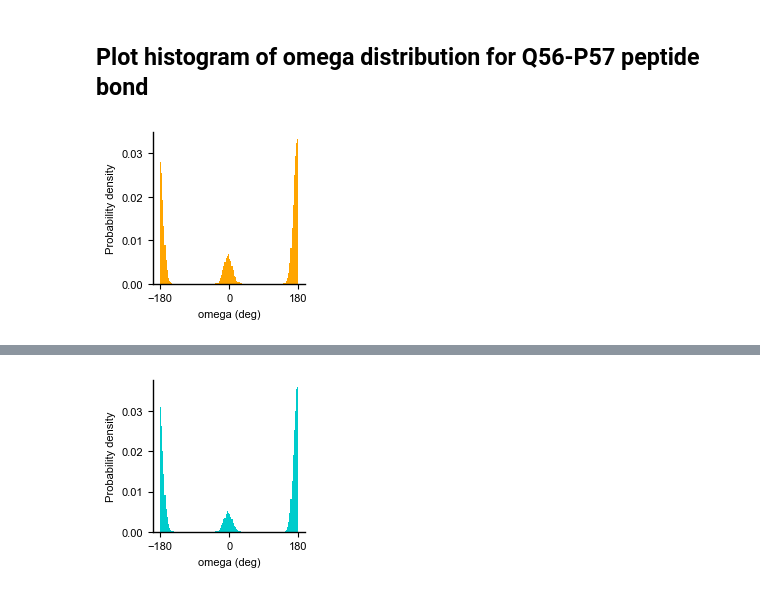
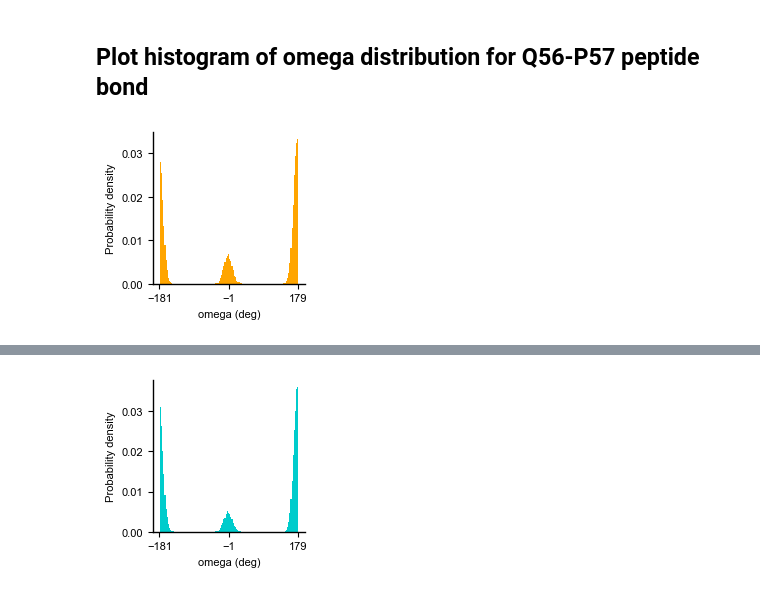
Before and after one commit to alicejpettitt/orf6-ctr_cis_trans_conformers, a Jupyter notebook: Metadynamic_simulations/Analysis/ORF6-CTR-METADYNAMICS-ANALYSIS.ipynb, the cells around one changed output, grey strips where cells are left out. Cells and saved outputs as stored; diff of their text form; code cells hidden in the pictures.

```diff
--- a/Metadynamic_simulations/Analysis/ORF6-CTR-METADYNAMICS-ANALYSIS.ipynb
+++ b/Metadynamic_simulations/Analysis/ORF6-CTR-METADYNAMICS-ANALYSIS.ipynb
@@ -2241,22 +2241,22 @@ print('The cis population in a03ws reweighted ensemble is', round(mean_cis_a03ws
 The cis population in a03ws reweighted ensemble is 13 +/- 2 %
 # %% [markdown]
 ## Plot histogram of omega distribution for Q56-P57 peptide bond
-# %%
-#Plot histogram of omega distribution for a03ws run 1
-
-ax = plt.subplot(111)
-fig.set_size_inches(8, 4)
-
-ax.set_xlabel("omega (deg)")
-ax.set_ylabel("Probability density")
-
-ax.hist(ome_a03ws_run1_no_ACE_deg[:,15], histtype='stepfilled', color=a_a03ws, weights=w_a03ws_run1_eq, bins=120, density=True)
-plt.xticks(np.arange(-180, 181, step=180))
-ax.spines['right'].set_visible(False)
-ax.spines['top'].set_visible(False)
-ax.spines['bottom'].set_linewidth(1)
-ax.spines['left'].set_linewidth(1)
-
-plt.gcf().set_size_inches(50/25.4, 50/25.4)
-# %% [output]
-[figure, removed]
+# %%
+#Plot histogram of omega distribution for a03ws run 2
+
+ax = plt.subplot(111)
+fig.set_size_inches(8, 4)
+
+ax.set_xlabel("omega (deg)")
+ax.set_ylabel("Probability density")
+
+ax.hist(ome_a03ws_run1_no_ACE_deg[:,15], histtype='stepfilled', color=a_a03ws, weights=w_a03ws_run1_eq, bins=120, density=True)
+plt.xticks(np.arange(-181, 181, step=180))
+ax.spines['right'].set_visible(False)
+ax.spines['top'].set_visible(False)
+ax.spines['bottom'].set_linewidth(1)
+ax.spines['left'].set_linewidth(1)
+
+plt.gcf().set_size_inches(50/25.4, 50/25.4)
+# %% [output]
+[figure, added]
```
Also changed, not shown: parts of 53 cells of this notebook, 3 other files.
